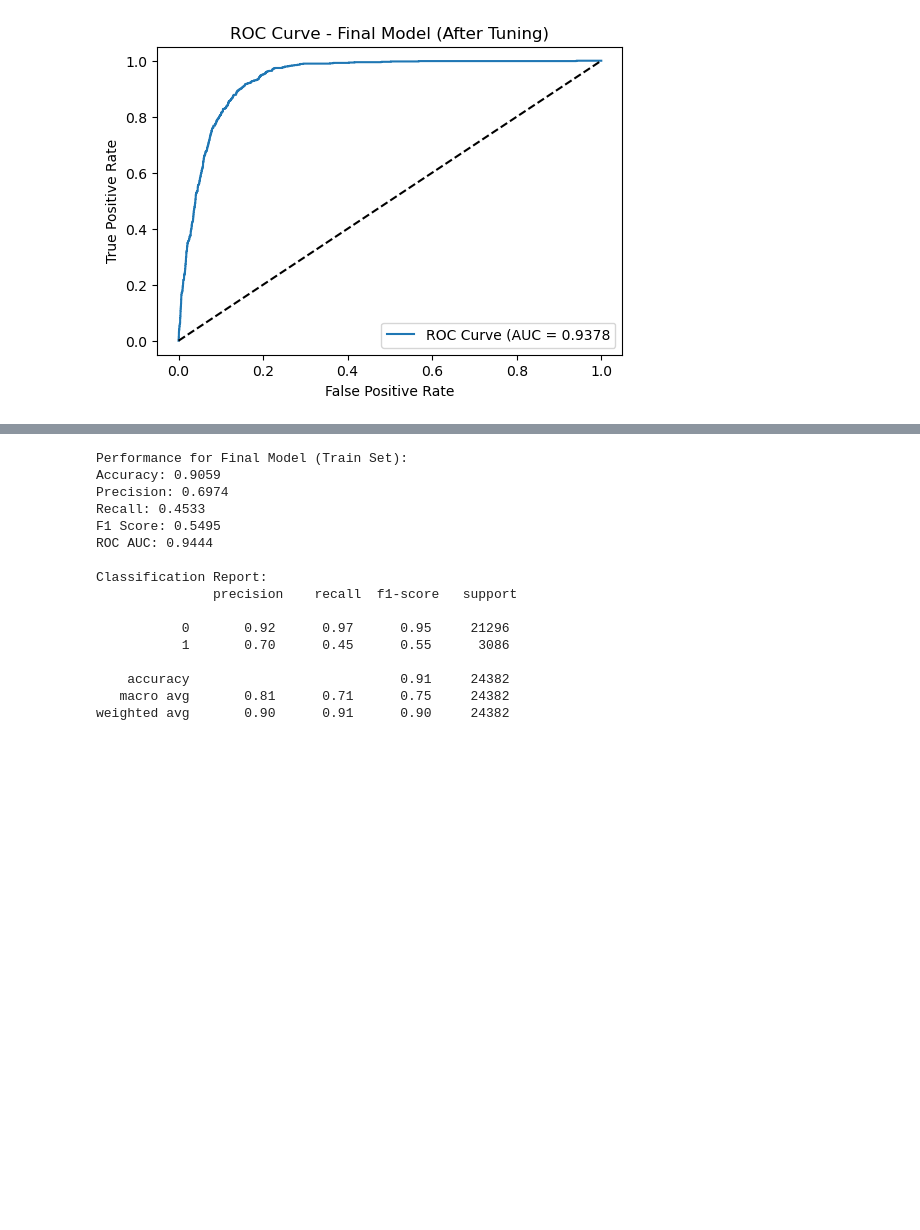
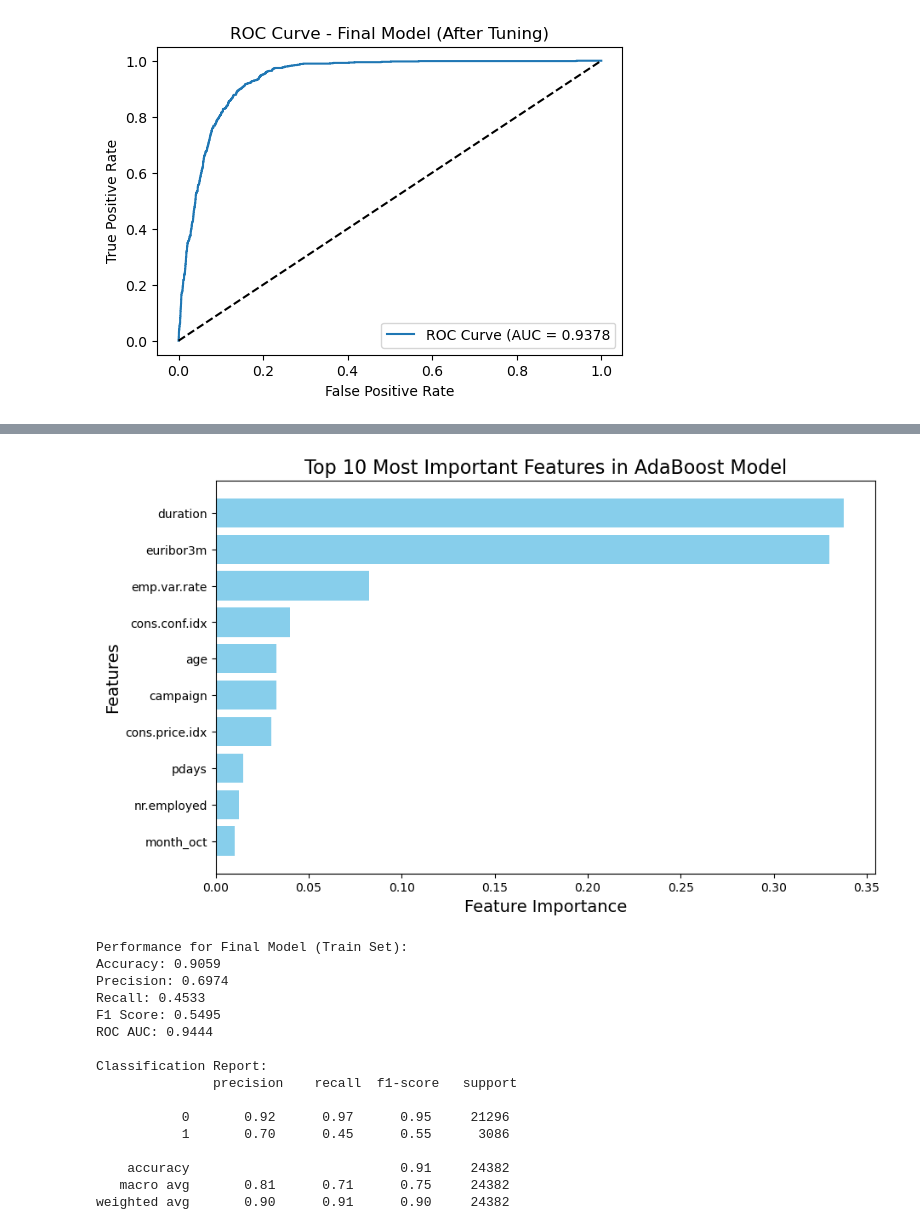
Before and after one commit to Yukitoshi12345/Bank-Marketing-Analysis, a Jupyter notebook: adaboostclassifier.ipynb, the cells around one changed output, grey strips where cells are left out. Saved outputs shown, nothing was run; the diff lists cells and outputs as text; code cells hidden in the pictures; blank space fills up the shorter version.

```diff
--- a/adaboostclassifier.ipynb
+++ b/adaboostclassifier.ipynb
@@ -153,0 +147,6 @@ plt.show()
+# %%
+feature_importances = pd.Series(final_model.feature_importances_, index=X.columns)
+feature_importances = feature_importances.sort_values(ascending=False)
+
+print("Top 10 most important features:")
+display(feature_importances.head(10))
@@ -154,3 +166,17 @@ plt.show()
+# %%
+# Feature Importance Analysis
+feature_importances = feature_importances.sort_values(ascending=False)
+
+# Create a horizontal bar chart for the top 10 most important features
+plt.figure(figsize=(10, 6))
+plt.barh(feature_importances.head(10).index, feature_importances.head(10).values, color='skyblue')
+plt.xlabel("Feature Importance", fontsize=14)
+plt.ylabel("Features", fontsize=14)
+plt.title("Top 10 Most Important Features in AdaBoost Model", fontsize=16)
+plt.gca().invert_yaxis()  # Invert the y-axis to display the most important feature at the top
+plt.show()
+# %% [output]
+[figure, added]
 # %%
 # Train vs Test Performance Comparison
 evaluate_model(final_model, X_train, y_train, "Final Model (Train Set)")
```
Also changed, not shown: parts of 2 cells of this notebook, 4 other files.
